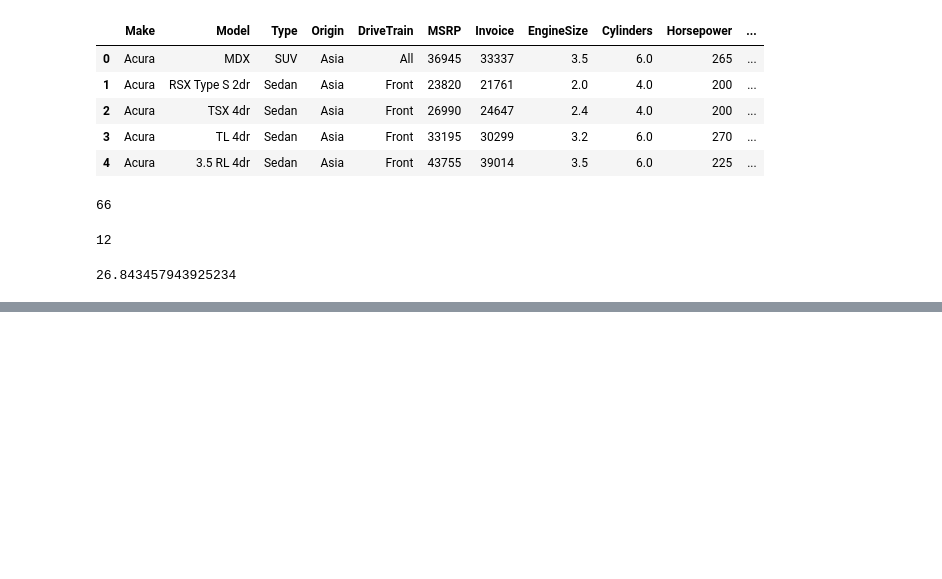
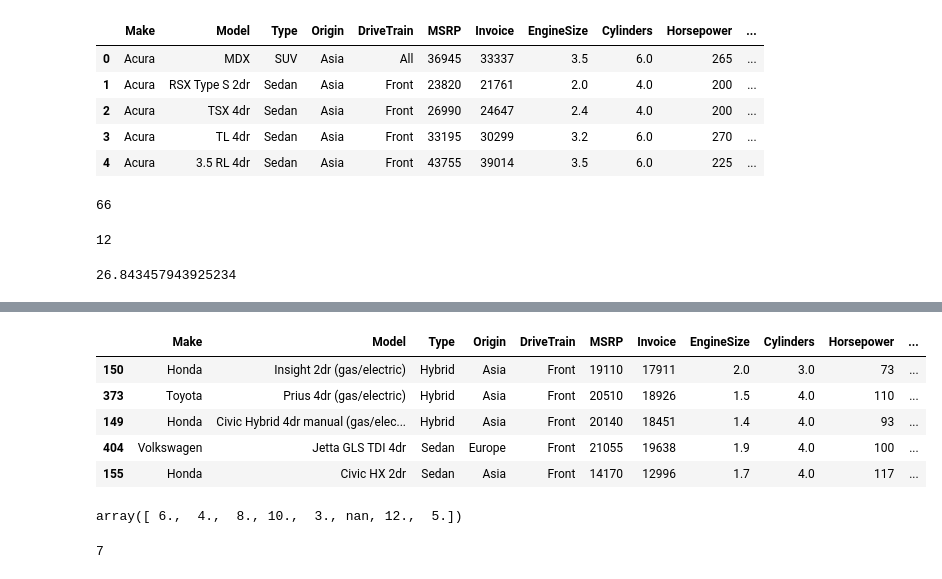
Before and after one commit to mvq23/python_23, a Jupyter notebook: Jupyter/Pandas.ipynb, the cells around one changed output, grey strips where cells are left out. Cells and saved outputs as stored; diff of their text form; code cells hidden in the pictures; blank space fills up the shorter version.

```diff
--- a/Jupyter/Pandas.ipynb
+++ b/Jupyter/Pandas.ipynb
@@ -305,0 +361,17 @@ cars.MPG_Highway.mean()
+# %%
+cars.sort_values("MPG_City", ascending=False).head()
+# %% [output]
+|  | Make | Model | Type | Origin | DriveTrain | MSRP | Invoice | EngineSize | Cylinders | Horsepower | ... |
+| 150 | Honda | Insight 2dr (gas/electric) | Hybrid | Asia | Front | 19110 | 17911 | 2.0 | 3.0 | 73 | ... |
+| 373 | Toyota | Prius 4dr (gas/electric) | Hybrid | Asia | Front | 20510 | 18926 | 1.5 | 4.0 | 110 | ... |
+| 149 | Honda | Civic Hybrid 4dr manual (gas/elec... | Hybrid | Asia | Front | 20140 | 18451 | 1.4 | 4.0 | 93 | ... |
+| 404 | Volkswagen | Jetta GLS TDI 4dr | Sedan | Europe | Front | 21055 | 19638 | 1.9 | 4.0 | 100 | ... |
+| 155 | Honda | Civic HX 2dr | Sedan | Asia | Front | 14170 | 12996 | 1.7 | 4.0 | 117 | ... |
+# %%
+cars.Cylinders.unique()
+# %% [output]
+array([ 6.,  4.,  8., 10.,  3., nan, 12.,  5.])
+# %%
+cars.Cylinders.nunique()
+# %% [output]
+7
```
Also changed, not shown: parts of 22 cells of this notebook.
